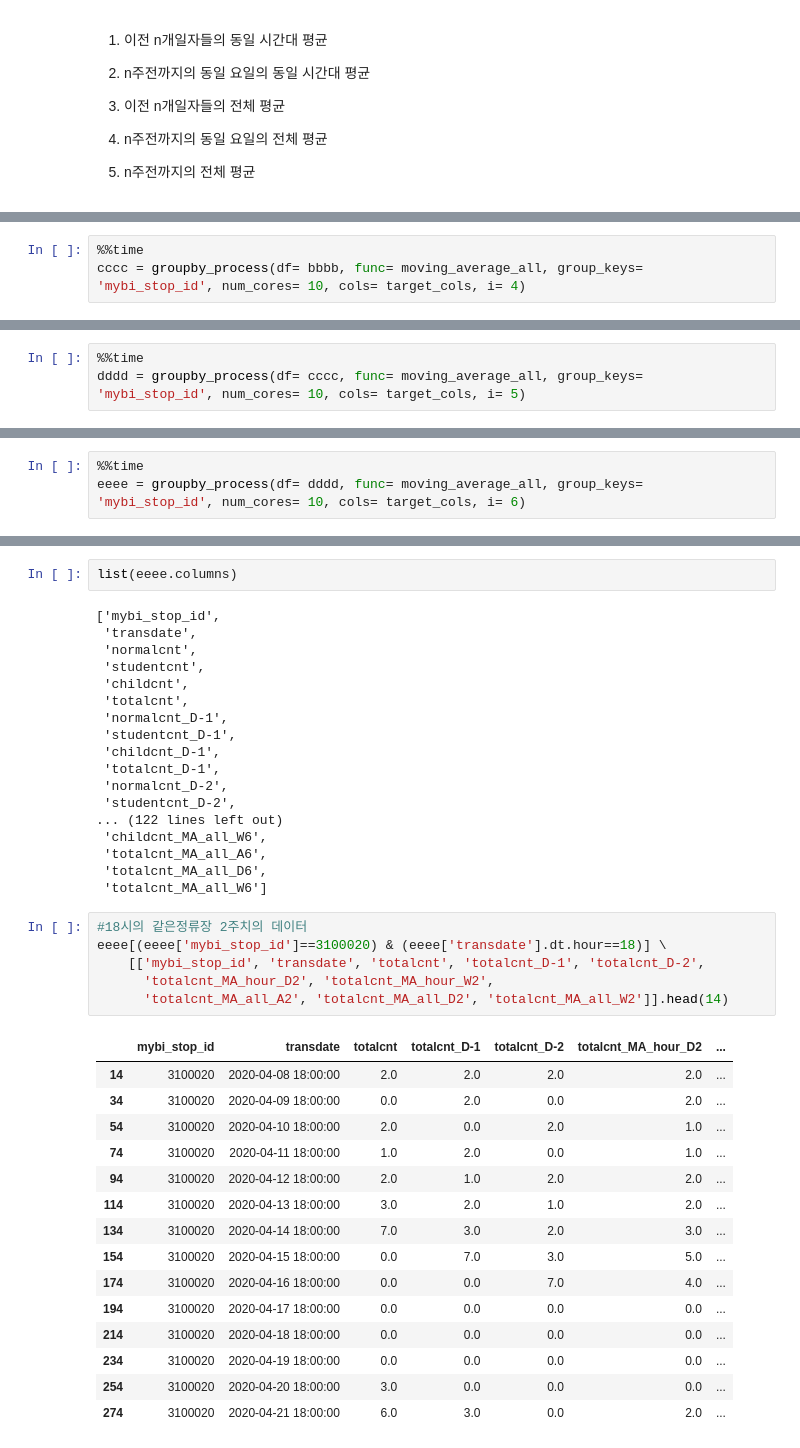
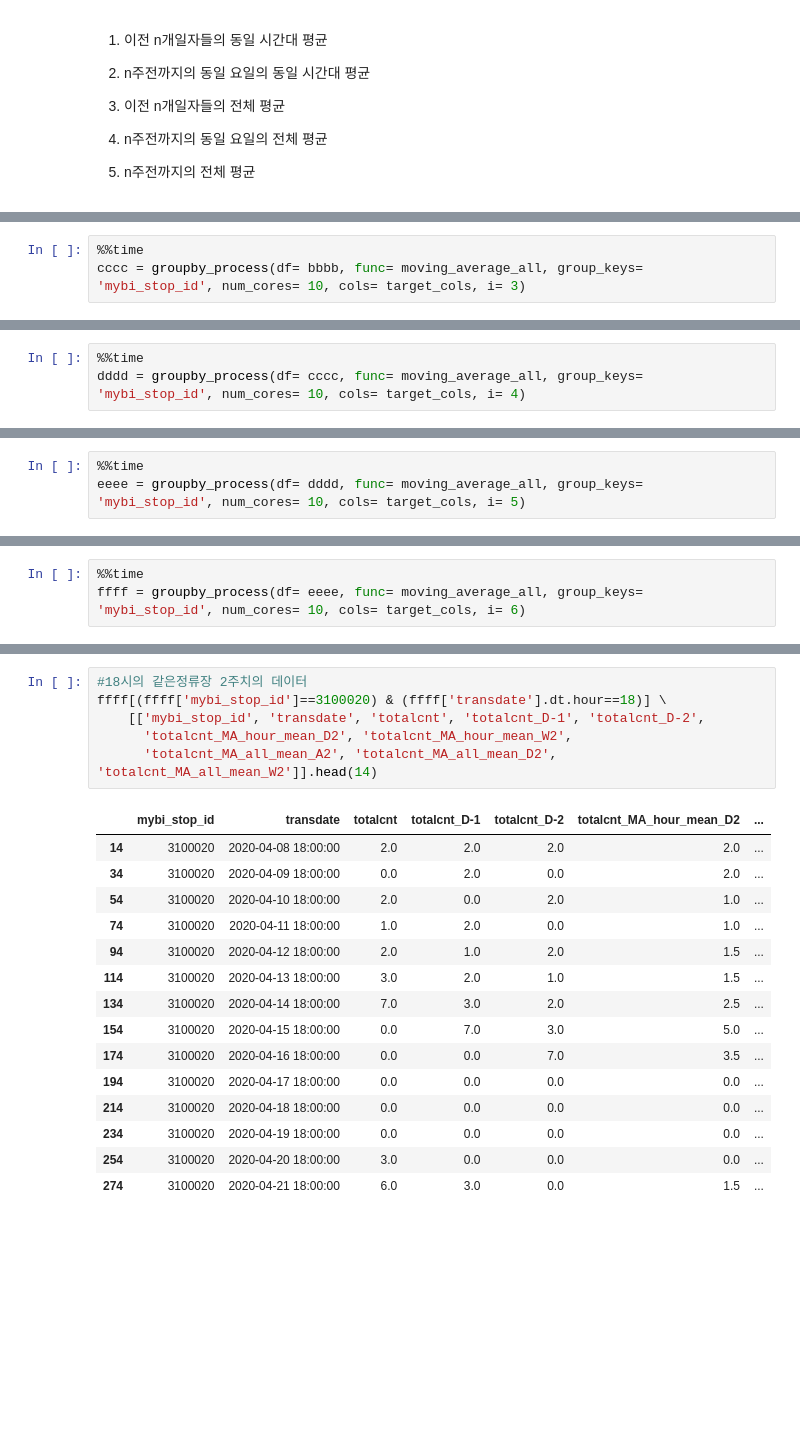
Before and after one commit to Goodmytoy/Passenger_Demand, a Jupyter notebook: model_mr/Fill blank data.ipynb, the cells around one changed output, grey strips where cells are left out. Saved outputs shown, nothing was run; the diff lists cells and outputs as text; blank space fills up the shorter version.

Commit message:
2021-04-05 modify a function 'moving average'-std add

```diff
--- a/model_mr/Fill blank data.ipynb
+++ b/model_mr/Fill blank data.ipynb
@@ -470,4 +371,4 @@ Wall time: 5.15 s
 # %%
 %%time
-cccc = groupby_process(df= bbbb, func= moving_average_all, group_keys= 'mybi_stop_id', num_cores= 10, cols= target_cols, i= 4)
+cccc = groupby_process(df= bbbb, func= moving_average_all, group_keys= 'mybi_stop_id', num_cores= 10, cols= target_cols, i= 3)
 # %% [output]
@@ -476,4 +377,4 @@ Wall time: 5.88 s
 # %%
 %%time
-dddd = groupby_process(df= cccc, func= moving_average_all, group_keys= 'mybi_stop_id', num_cores= 10, cols= target_cols, i= 5)
+dddd = groupby_process(df= cccc, func= moving_average_all, group_keys= 'mybi_stop_id', num_cores= 10, cols= target_cols, i= 4)
 # %% [output]
@@ -482,4 +383,4 @@ Wall time: 6.3 s
 # %%
 %%time
-eeee = groupby_process(df= dddd, func= moving_average_all, group_keys= 'mybi_stop_id', num_cores= 10, cols= target_cols, i= 6)
+eeee = groupby_process(df= dddd, func= moving_average_all, group_keys= 'mybi_stop_id', num_cores= 10, cols= target_cols, i= 5)
 # %% [output]
@@ -487,0 +389,3 @@ Wall time: 7.39 s
+# %%
+%%time
+ffff = groupby_process(df= eeee, func= moving_average_all, group_keys= 'mybi_stop_id', num_cores= 10, cols= target_cols, i= 6)
@@ -501,42 +408,22 @@ eeee.head(3)
-# %%
-list(eeee.columns)
-# %% [output]
-['mybi_stop_id',
- 'transdate',
- 'normalcnt',
- 'studentcnt',
- 'childcnt',
- 'totalcnt',
- 'normalcnt_D-1',
- 'studentcnt_D-1',
- 'childcnt_D-1',
- 'totalcnt_D-1',
- 'normalcnt_D-2',
- 'studentcnt_D-2',
-... (122 lines left out)
- 'childcnt_MA_all_W6',
- 'totalcnt_MA_all_A6',
- 'totalcnt_MA_all_D6',
- 'totalcnt_MA_all_W6']
 # %%
 #18시의 같은정류장 2주치의 데이터
-eeee[(eeee['mybi_stop_id']==3100020) & (eeee['transdate'].dt.hour==18)] \
+ffff[(ffff['mybi_stop_id']==3100020) & (ffff['transdate'].dt.hour==18)] \
     [['mybi_stop_id', 'transdate', 'totalcnt', 'totalcnt_D-1', 'totalcnt_D-2',
-      'totalcnt_MA_hour_D2', 'totalcnt_MA_hour_W2',
-      'totalcnt_MA_all_A2', 'totalcnt_MA_all_D2', 'totalcnt_MA_all_W2']].head(14)
+      'totalcnt_MA_hour_mean_D2', 'totalcnt_MA_hour_mean_W2',
+      'totalcnt_MA_all_mean_A2', 'totalcnt_MA_all_mean_D2', 'totalcnt_MA_all_mean_W2']].head(14)
 # %% [output]
-|  | mybi_stop_id | transdate | totalcnt | totalcnt_D-1 | totalcnt_D-2 | totalcnt_MA_hour_D2 | ... |
+|  | mybi_stop_id | transdate | totalcnt | totalcnt_D-1 | totalcnt_D-2 | totalcnt_MA_hour_mean_D2 | ... |
 | 14 | 3100020 | 2020-04-08 18:00:00 | 2.0 | 2.0 | 2.0 | 2.0 | ... |
 | 34 | 3100020 | 2020-04-09 18:00:00 | 0.0 | 2.0 | 0.0 | 2.0 | ... |
 | 54 | 3100020 | 2020-04-10 18:00:00 | 2.0 | 0.0 | 2.0 | 1.0 | ... |
 | 74 | 3100020 | 2020-04-11 18:00:00 | 1.0 | 2.0 | 0.0 | 1.0 | ... |
-| 94 | 3100020 | 2020-04-12 18:00:00 | 2.0 | 1.0 | 2.0 | 2.0 | ... |
-| 114 | 3100020 | 2020-04-13 18:00:00 | 3.0 | 2.0 | 1.0 | 2.0 | ... |
-| 134 | 3100020 | 2020-04-14 18:00:00 | 7.0 | 3.0 | 2.0 | 3.0 | ... |
+| 94 | 3100020 | 2020-04-12 18:00:00 | 2.0 | 1.0 | 2.0 | 1.5 | ... |
+| 114 | 3100020 | 2020-04-13 18:00:00 | 3.0 | 2.0 | 1.0 | 1.5 | ... |
+| 134 | 3100020 | 2020-04-14 18:00:00 | 7.0 | 3.0 | 2.0 | 2.5 | ... |
 | 154 | 3100020 | 2020-04-15 18:00:00 | 0.0 | 7.0 | 3.0 | 5.0 | ... |
-| 174 | 3100020 | 2020-04-16 18:00:00 | 0.0 | 0.0 | 7.0 | 4.0 | ... |
+| 174 | 3100020 | 2020-04-16 18:00:00 | 0.0 | 0.0 | 7.0 | 3.5 | ... |
 | 194 | 3100020 | 2020-04-17 18:00:00 | 0.0 | 0.0 | 0.0 | 0.0 | ... |
 | 214 | 3100020 | 2020-04-18 18:00:00 | 0.0 | 0.0 | 0.0 | 0.0 | ... |
 | 234 | 3100020 | 2020-04-19 18:00:00 | 0.0 | 0.0 | 0.0 | 0.0 | ... |
 | 254 | 3100020 | 2020-04-20 18:00:00 | 3.0 | 0.0 | 0.0 | 0.0 | ... |
-| 274 | 3100020 | 2020-04-21 18:00:00 | 6.0 | 3.0 | 0.0 | 2.0 | ... |
+| 274 | 3100020 | 2020-04-21 18:00:00 | 6.0 | 3.0 | 0.0 | 1.5 | ... |
```
Also changed, not shown: parts of 54 cells of this notebook, 2 other files.
